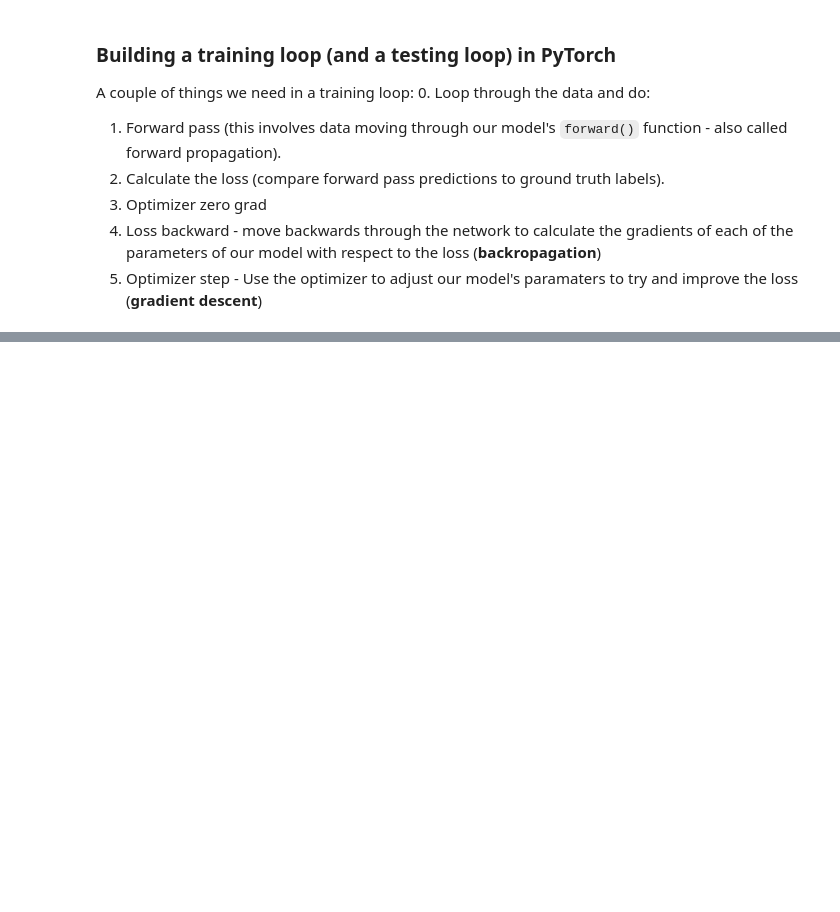
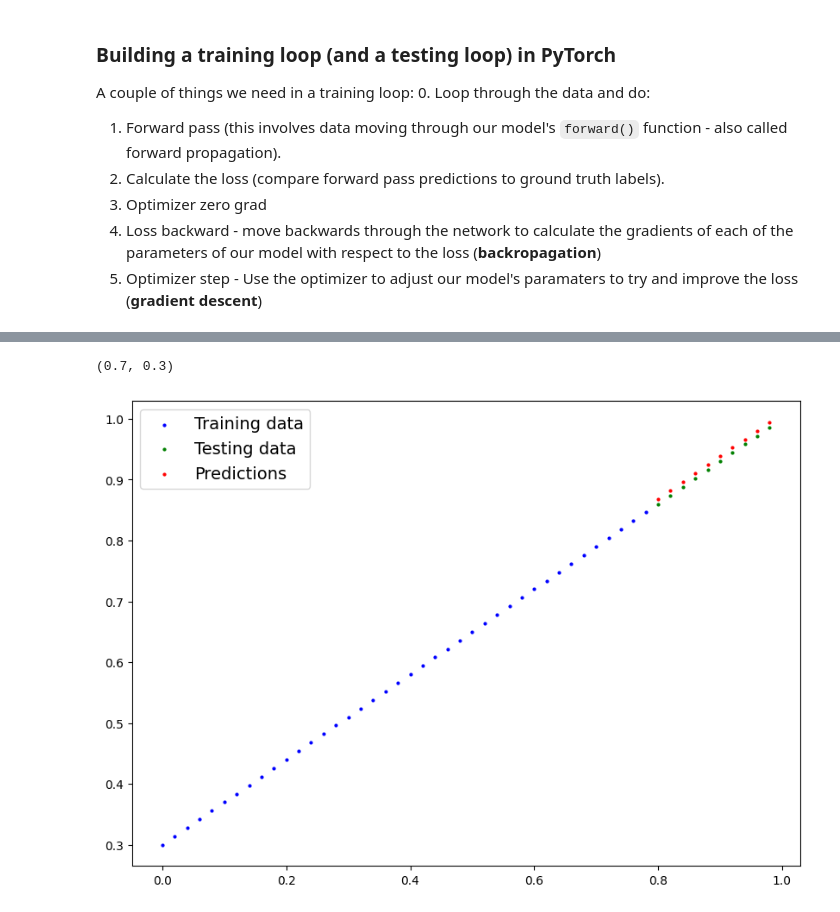
Before and after one commit to OkanHollanderDM/DeepLearning_PyTorch, a Jupyter notebook: 01_pytorch_workflow.ipynb, the cells around one changed output, grey strips where cells are left out. Cells and saved outputs as stored; diff of their text form; code cells hidden in the pictures; blank space fills up the shorter version.

```diff
--- a/01_pytorch_workflow.ipynb
+++ b/01_pytorch_workflow.ipynb
@@ -310,7 +310,7 @@ A couple of things we need in a training loop:
 5. Optimizer step - Use the optimizer to adjust our model's paramaters to try and improve the loss (**gradient descent**)
 # %%
 # An epoch is one loop through the data...
-epochs = 1
+epochs = 100
 
 ### Training
 # 0. Loop through the data
@@ -323,6 +323,7 @@ for epoch in range(epochs):
 
     # 2. Calculate the loss (how different are the model's predictions to the actual data)
     loss = loss_fn(y_pred, y_train)
+    print(f"Loss: {loss}")
 
     # 3. Zero the gradients of the optimizer (so they don't accumulate)
     optimizer.zero_grad()
@@ -335,3 +336,6 @@ for epoch in range(epochs):
 
     # Testing
     model_0.eval()  # turn off gradient tracking
+
+    # Print out model state_dict()
+    print(model_0.state_dict())
@@ -337,0 +360,11 @@ for epoch in range(epochs):
+# %%
+with torch.inference_mode():
+    y_pred_new = model_0(X_test)
+# %%
+weight, bias
+# %% [output]
+(0.7, 0.3)
+# %%
+plot_predictions(predictions=y_pred_new)
+# %% [output]
+[figure, added]
```
Also changed, not shown: parts of 1 cell of this notebook.
